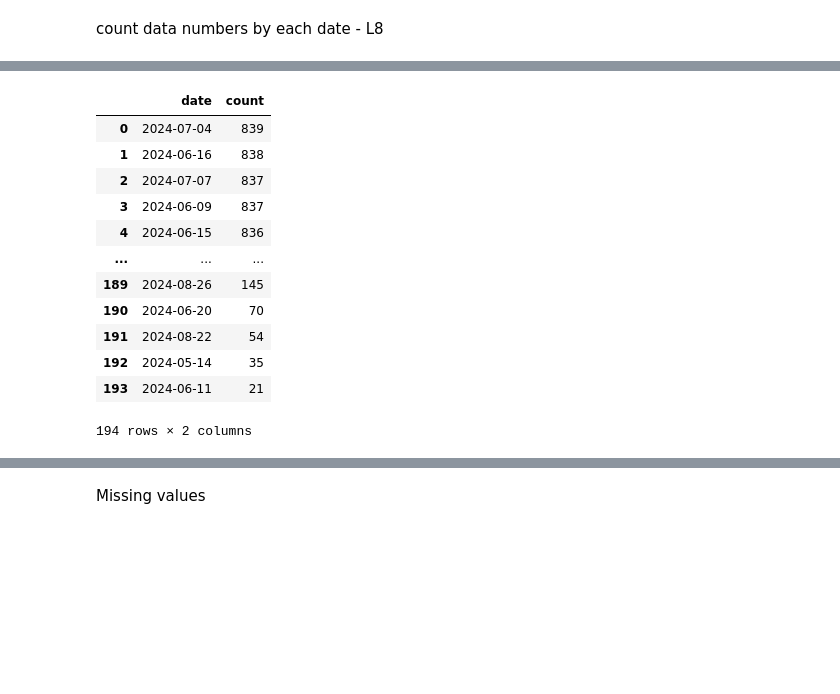
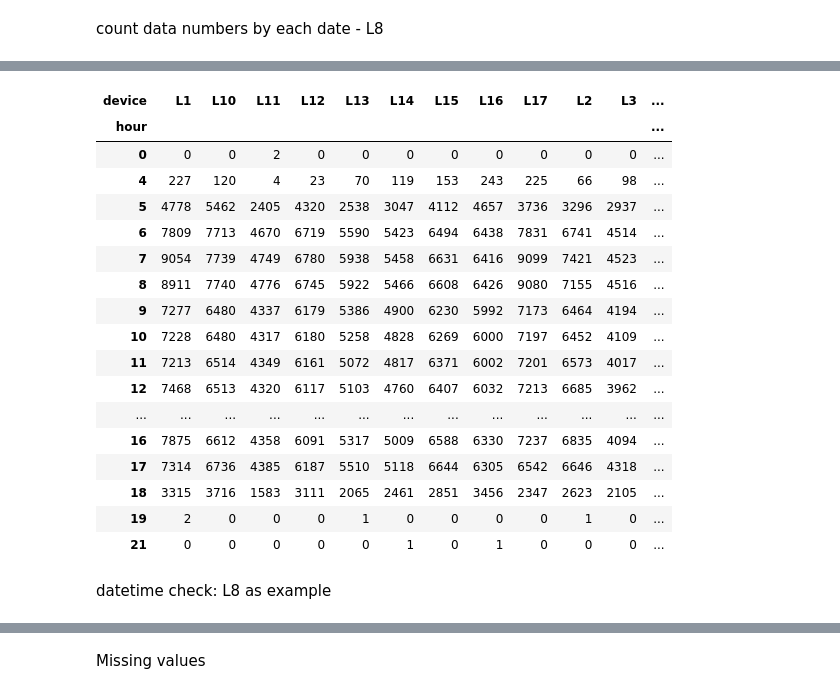
Before and after one commit to chiseanchang0727/aicup-predict-energy-generation, a Jupyter notebook: test_region/EDA_Sean.ipynb, the cells around one changed output, grey strips where cells are left out. Cells and saved outputs as stored; diff of their text form; code cells hidden in the pictures; blank space fills up the shorter version.

```diff
--- a/test_region/EDA_Sean.ipynb
+++ b/test_region/EDA_Sean.ipynb
@@ -52,5 +53,10 @@ def create_time_features(df, input_column) -> pd.DataFrame:
 
     return df_copy
+# %%
+# check different time frame data numbers
+def timeframe_data_number(df, target_column):
+
+    return df.pivot_table(index=target_column, columns='device', aggfunc='size', fill_value=0)
 # %% [markdown]
 # EDA
 # %%
@@ -108,18 +113,27 @@ pivot_table.head(20)
+# %%
+pivot_date_device = timeframe_data_number(df_data, target_column='hour')
+pivot_date_device.head(20)
+# %% [output]
+| device | L1 | L10 | L11 | L12 | L13 | L14 | L15 | L16 | L17 | L2 | L3 | ... |
+| hour |  |  |  |  |  |  |  |  |  |  |  | ... |
+| 0 | 0 | 0 | 2 | 0 | 0 | 0 | 0 | 0 | 0 | 0 | 0 | ... |
+| 4 | 227 | 120 | 4 | 23 | 70 | 119 | 153 | 243 | 225 | 66 | 98 | ... |
+| 5 | 4778 | 5462 | 2405 | 4320 | 2538 | 3047 | 4112 | 4657 | 3736 | 3296 | 2937 | ... |
+| 6 | 7809 | 7713 | 4670 | 6719 | 5590 | 5423 | 6494 | 6438 | 7831 | 6741 | 4514 | ... |
+| 7 | 9054 | 7739 | 4749 | 6780 | 5938 | 5458 | 6631 | 6416 | 9099 | 7421 | 4523 | ... |
+| 8 | 8911 | 7740 | 4776 | 6745 | 5922 | 5466 | 6608 | 6426 | 9080 | 7155 | 4516 | ... |
+| 9 | 7277 | 6480 | 4337 | 6179 | 5386 | 4900 | 6230 | 5992 | 7173 | 6464 | 4194 | ... |
+| 10 | 7228 | 6480 | 4317 | 6180 | 5258 | 4828 | 6269 | 6000 | 7197 | 6452 | 4109 | ... |
+| 11 | 7213 | 6514 | 4349 | 6161 | 5072 | 4817 | 6371 | 6002 | 7201 | 6573 | 4017 | ... |
+| 12 | 7468 | 6513 | 4320 | 6117 | 5103 | 4760 | 6407 | 6032 | 7213 | 6685 | 3962 | ... |
+| ... | ... | ... | ... | ... | ... | ... | ... | ... | ... | ... | ... | ... |
+| 16 | 7875 | 6612 | 4358 | 6091 | 5317 | 5009 | 6588 | 6330 | 7237 | 6835 | 4094 | ... |
+| 17 | 7314 | 6736 | 4385 | 6187 | 5510 | 5118 | 6644 | 6305 | 6542 | 6646 | 4318 | ... |
+| 18 | 3315 | 3716 | 1583 | 3111 | 2065 | 2461 | 2851 | 3456 | 2347 | 2623 | 2105 | ... |
+| 19 | 2 | 0 | 0 | 0 | 1 | 0 | 0 | 0 | 0 | 1 | 0 | ... |
+| 21 | 0 | 0 | 0 | 0 | 0 | 1 | 0 | 1 | 0 | 0 | 0 | ... |
+# %% [markdown]
+datetime check: L8 as example
 # %%
 df_l8 = df_data[df_data['device'] == 'L8']
-
-df_l8.date.value_counts().reset_index()
+df_l17 = df_data[df_data['device'] == 'L17']
-# %% [output]
-|  | date | count |
-| 0 | 2024-07-04 | 839 |
-| 1 | 2024-06-16 | 838 |
-| 2 | 2024-07-07 | 837 |
-| 3 | 2024-06-09 | 837 |
-| 4 | 2024-06-15 | 836 |
-| ... | ... | ... |
-| 189 | 2024-08-26 | 145 |
-| 190 | 2024-06-20 | 70 |
-| 191 | 2024-08-22 | 54 |
-| 192 | 2024-05-14 | 35 |
-| 193 | 2024-06-11 | 21 |
-194 rows × 2 columns
```
Also changed, not shown: parts of 6 cells of this notebook, 3 other files.
